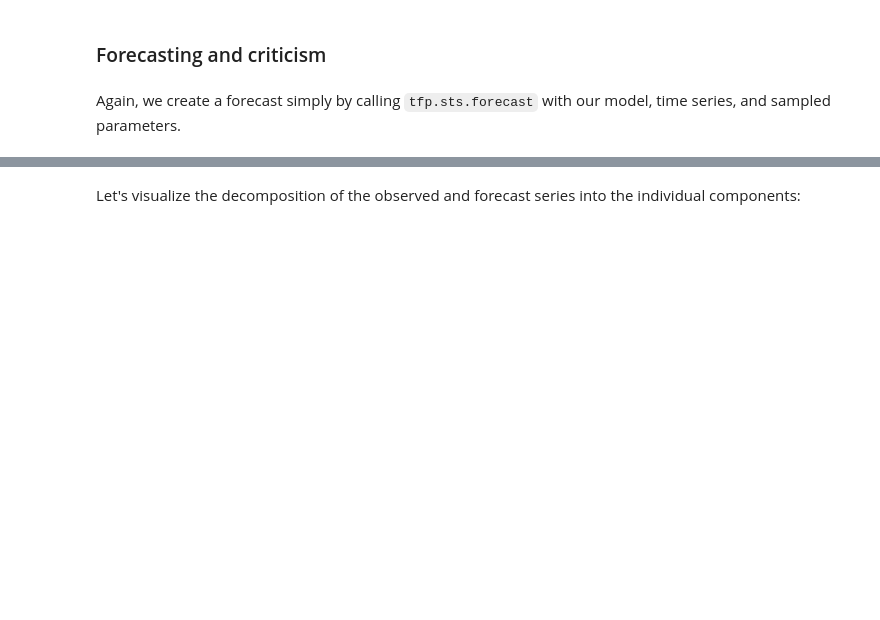
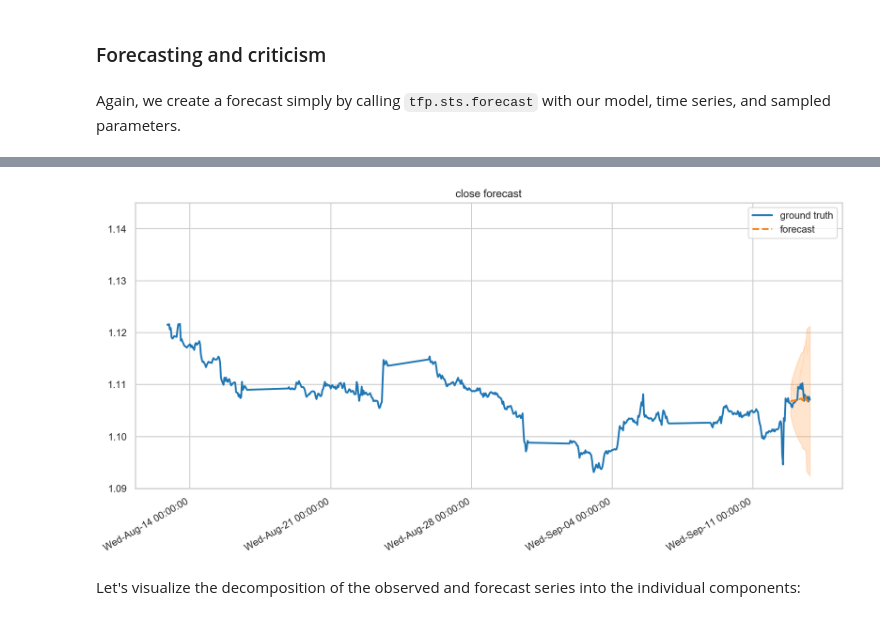
Before and after one commit to entity53/probability, a Jupyter notebook: tensorflow_probability/examples/jupyter_notebooks/Structural_Time_Series_Modeling.ipynb, the cells around one changed output, grey strips where cells are left out. Cells and saved outputs as stored; diff of their text form; code cells hidden in the pictures; blank space fills up the shorter version.

```diff
--- a/tensorflow_probability/examples/jupyter_notebooks/Structural_Time_Series_Modeling.ipynb
+++ b/tensorflow_probability/examples/jupyter_notebooks/Structural_Time_Series_Modeling.ipynb
@@ -388,2 +344,16 @@ fig.tight_layout()
+# %%
+fig, ax = plot_forecast(demand_dates[-frame:],
+                        close[-frame:],
+                        demand_forecast_mean,
+                        demand_forecast_scale,
+                        demand_forecast_samples,
+                        title = "close forecast",
+                        x_locator=demand_loc,
+                        x_formatter=demand_fmt)
+ax.set_ylim([1.09, 1.145])
+
+fig.tight_layout()
+# %% [output]
+[figure, added]
 # %% [markdown]
 Let's visualize the decomposition of the observed and forecast series into the individual components:
```
Also changed, not shown: parts of 19 cells of this notebook.
